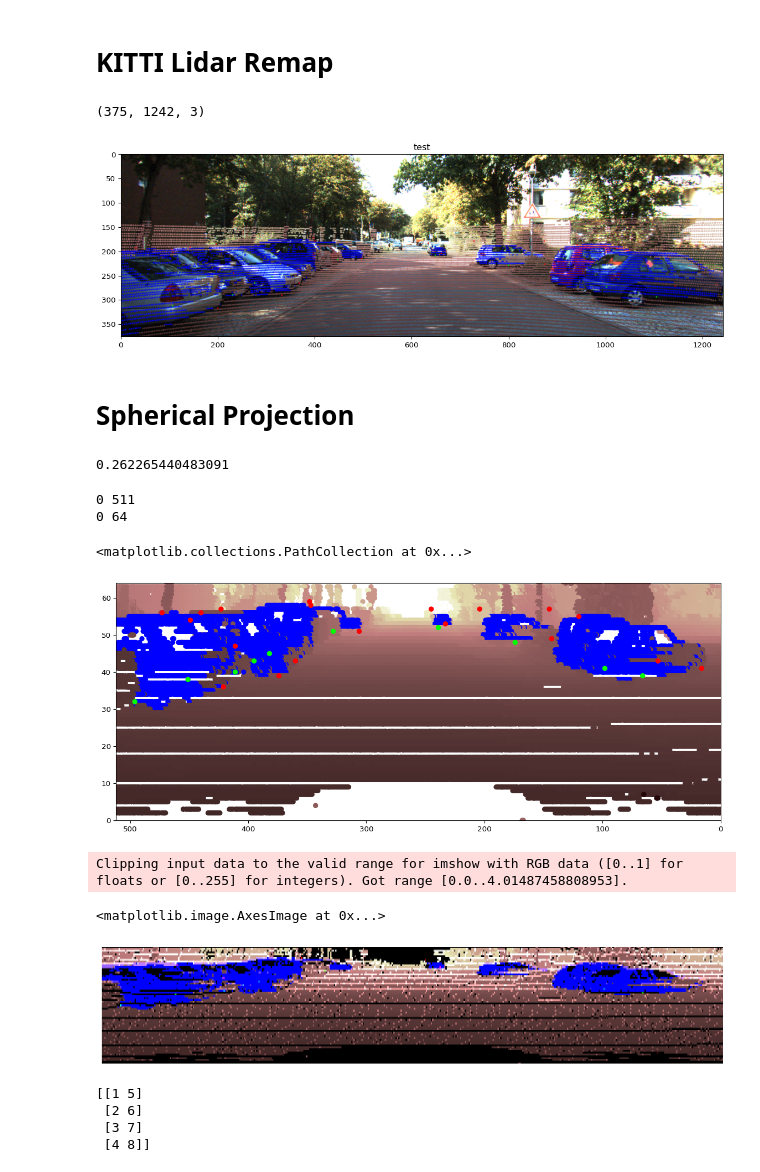
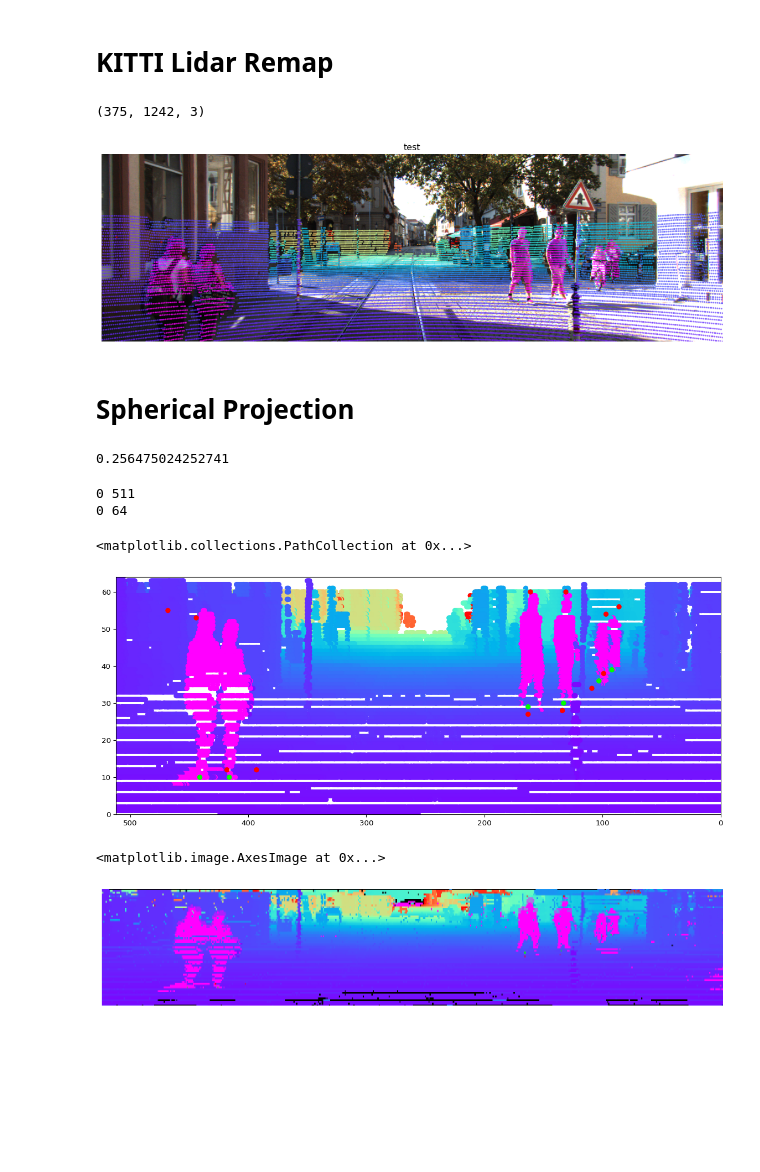
Before and after one commit to ChenXinXuTUSC/kittiobj3dtest, a Jupyter notebook: kitiiobj3d.ipynb, the cells around one changed output. Drawn from its saved outputs; the diff is of its cells as text; code cells hidden in the pictures; blank space fills up the shorter version.

```diff
--- a/kitiiobj3d.ipynb
+++ b/kitiiobj3d.ipynb
@@ -114,7 +113,8 @@ from utils import R_mat, T_vec
 points = np.copy(lidar_points)
 colors = np.linalg.norm(points, axis=1) / np.linalg.norm(points.max(axis=0))
 norm = matplotlib.colors.Normalize(vmin=colors.min(), vmax=colors.max())
-cmap = matplotlib.colormaps["pink"]
+# cmap = matplotlib.colormaps["pink"]
+cmap = matplotlib.colormaps["rainbow"]
 rgba = cmap(norm(colors))
 colors = rgba[:, :3]
 # colors = rgba[:, :3] * lidar_intensity.reshape((-1, 1))
@@ -142,14 +142,14 @@ for label in label_list:
 
     R_vly = R_vly2cam.T @ R_cam @ R_vly2cam
 
-    bound_delta_ratio = 75
-    # w, l, h = label.width/2 + label.width/bound_delta_ratio,\
-    #           label.length/2 + label.length/bound_delta_ratio,\
-    #           label.height + label.height/bound_delta_ratio
-    w = label.width / 2
-    l = label.length / 2
-    h = label.height
-    lb_vly = np.array([-w, -l, .1]).reshape((-1, 1)) # left bottom
+    bound_delta_ratio = 5e-3
+    w, l, h = label.width/2 + label.width * bound_delta_ratio,\
+              label.length/2 + label.length * bound_delta_ratio,\
+              label.height + label.height * bound_delta_ratio
+    # w = label.width / 2
+    # l = label.length / 2
+    # h = label.height
+    lb_vly = np.array([-w, -l, .0]).reshape((-1, 1)) # left bottom
     rt_vly = np.array([+w, +l, +h]).reshape((-1, 1)) # right top
 
     lb_tgt = R_vly @ lb_vly + T_vly
@@ -163,10 +163,11 @@ for label in label_list:
     points_msk = R_vly.T @ (points.T - T_vly)
 
     mask = np.all((points_msk.T >= lb_vly.T) & (points_msk.T <= rt_vly.T), axis=1)
-    # print(label.object_type, mask.astype(np.int32).sum())
+    print(label.object_type, mask.astype(np.int32).sum() / len(points))
 
-    colors[mask] = np.array([0.0, 0.0, 1.0])
+    # colors[mask] = np.random.rand(1, 3) * 0.5 + 0.3
+    colors[mask] = np.array([1.0, 0.0, 1.0])
 
 points = np.vstack([points, np.vstack(anchor_points)]) # add other points to main part
 colors = np.vstack([colors, np.vstack(anchor_colors)]) # add other colors to main part
-save_pcd(points, colors, 0.05, "gdth")
+save_pcd(points, colors, 0.05, "doc/output/gdth")
@@ -206,7 +214,7 @@ cam[:2] /= cam[2, :]
 del_mask1 = cam[2, :] < 0 # ?
 # cam = np.delete(cam,np.where(cam[2,:]<0),axis=1)
 
-png = matplotlib.image.imread("data/training/image_2/004369.png")
+png = matplotlib.image.imread(f"data/training/image_2/{sample_index}.png")
 IMG_H, IMG_W, _ = png.shape # row, column, _
 print(png.shape)
 
@@ -226,11 +234,12 @@ mask = ~(del_mask1 | del_mask2)
 cam_masked = cam[:, mask]
 rgb_masked = rgb[mask]
 plt.scatter(cam_masked[0], cam_masked[1], c=rgb_masked, alpha=0.5, s=2)
+plt.axis("off")
 plt.title("test")
 plt.show()
 # %% [output]
 (375, 1242, 3)
-[figure, old version]
+[figure, new version]
 # %% [markdown]
 # Spherical Projection
 # %%
@@ -241,10 +250,10 @@ print(front_mask.astype(np.int32).sum() / len(points))
 save_pcd(
     points[front_mask],
     colors[front_mask],
-    out_name="front"
+    out_name="doc/output/front"
 )
 # %% [output]
-0.262265440483091
+0.256475024252741
 # %%
 # compute sphere coordinate
 front_points = points[front_mask]
@@ -286,32 +295,20 @@ plt.scatter(x, y, c=front_colors)
 0 511
 0 64
 <matplotlib.collections.PathCollection at 0x...>
-[figure, old version]
+[figure, new version]
 # %%
 image = np.zeros((65, 512, 3))
+count = np.zeros((65, 512))
 np.add.at(image, (y, x), front_colors)
+np.add.at(count, (y, x), 1)
+count = np.expand_dims(count, axis=2)
+
+image = np.divide(image, count, where=count > 0)
 plt.figure(figsize=(12, 6), dpi=128, tight_layout=True)
 # plt.figure()
 plt.axis([512, 0, 0, 64])
 plt.axis("off")
 plt.imshow(image, aspect=1.5, interpolation='nearest')
 # %% [output]
-Clipping input data to the valid range for imshow with RGB data ([0..1] for floats or [0..255] for integers). Got range [0.0..4.01487458808953].
+<matplotlib.image.AxesImage at 0x...>
-<matplotlib.image.AxesImage at 0x...>
-[figure, old version]
+[figure, new version]
-# %%
-import numpy as np
-
-# 假设有两行一维数组
-row1 = np.array([1, 2, 3, 4])
-row2 = np.array([5, 6, 7, 8])
-
-# 按列组合成 nx2 的矩阵
-matrix = np.column_stack((row1, row2))
-
-print(matrix)
-# %% [output]
-[[1 5]
- [2 6]
- [3 7]
- [4 8]]
```
Also changed, not shown: parts of 9 cells of this notebook, 19 other files.
